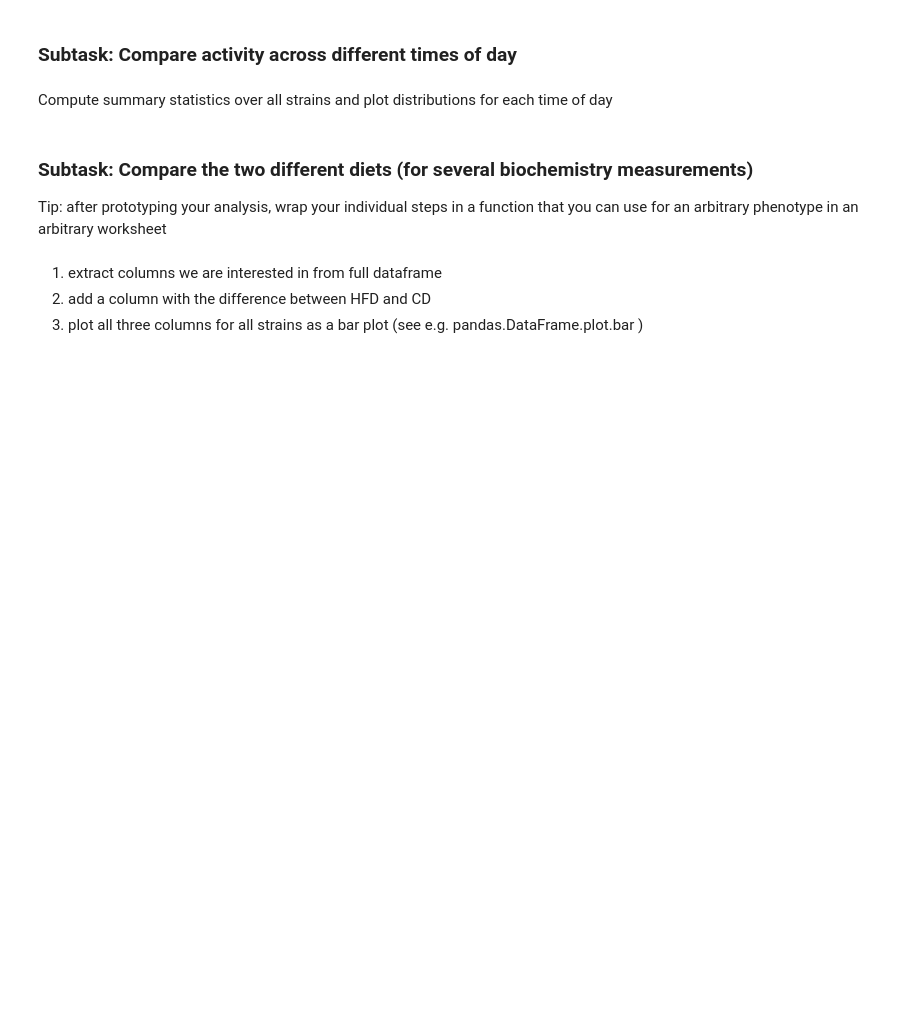
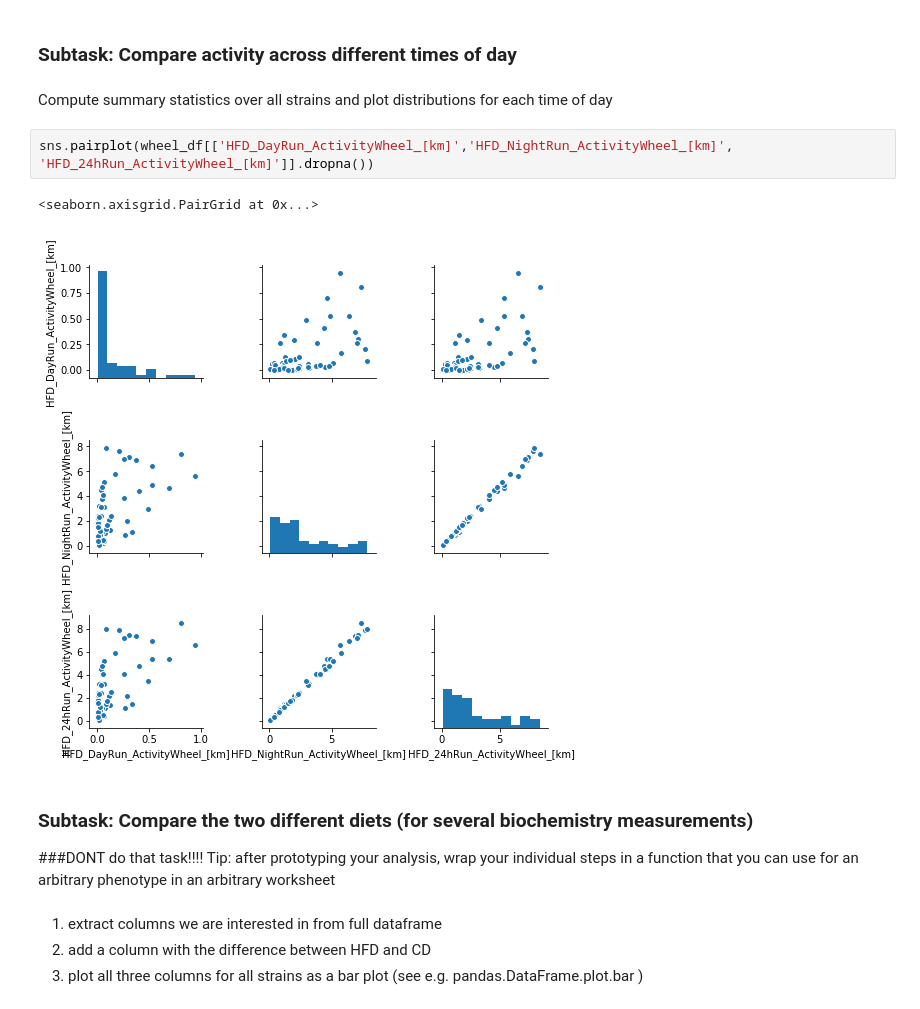
Before and after one commit to Osrip/Integrated_Bioinformatics, a Jupyter notebook: IntegratedBioinformatics/notebooks/Day2_Exploratory_Analysis.ipynb, the cells around one changed output. Drawn from its saved outputs; the diff is of its cells as text; blank space fills up the shorter version.

Commit message:
Day 2 before adding new task

```diff
--- a/IntegratedBioinformatics/notebooks/Day2_Exploratory_Analysis.ipynb
+++ b/IntegratedBioinformatics/notebooks/Day2_Exploratory_Analysis.ipynb
@@ -222,8 +323,14 @@ hint: the diets are CD (Choline Deficient) and HFD (High Fat Diet)
 ### Subtask: Compare activity across different times of day
 # %% [markdown]
 Compute summary statistics over all strains and plot distributions for each time of day
+# %%
+sns.pairplot(wheel_df[['HFD_DayRun_ActivityWheel_[km]','HFD_NightRun_ActivityWheel_[km]', 'HFD_24hRun_ActivityWheel_[km]']].dropna())
+# %% [output]
+<seaborn.axisgrid.PairGrid at 0x...>
+[figure, added]
 # %% [markdown]
 ### Subtask: Compare the two different diets (for several biochemistry measurements)
+###DONT do that task!!!!
 Tip: after prototyping your analysis, wrap your individual steps in a function that you can use for an arbitrary phenotype in an arbitrary worksheet
 # %% [markdown]
 1. extract columns we are interested in from full dataframe
```
Also changed, not shown: parts of 13 cells of this notebook.
